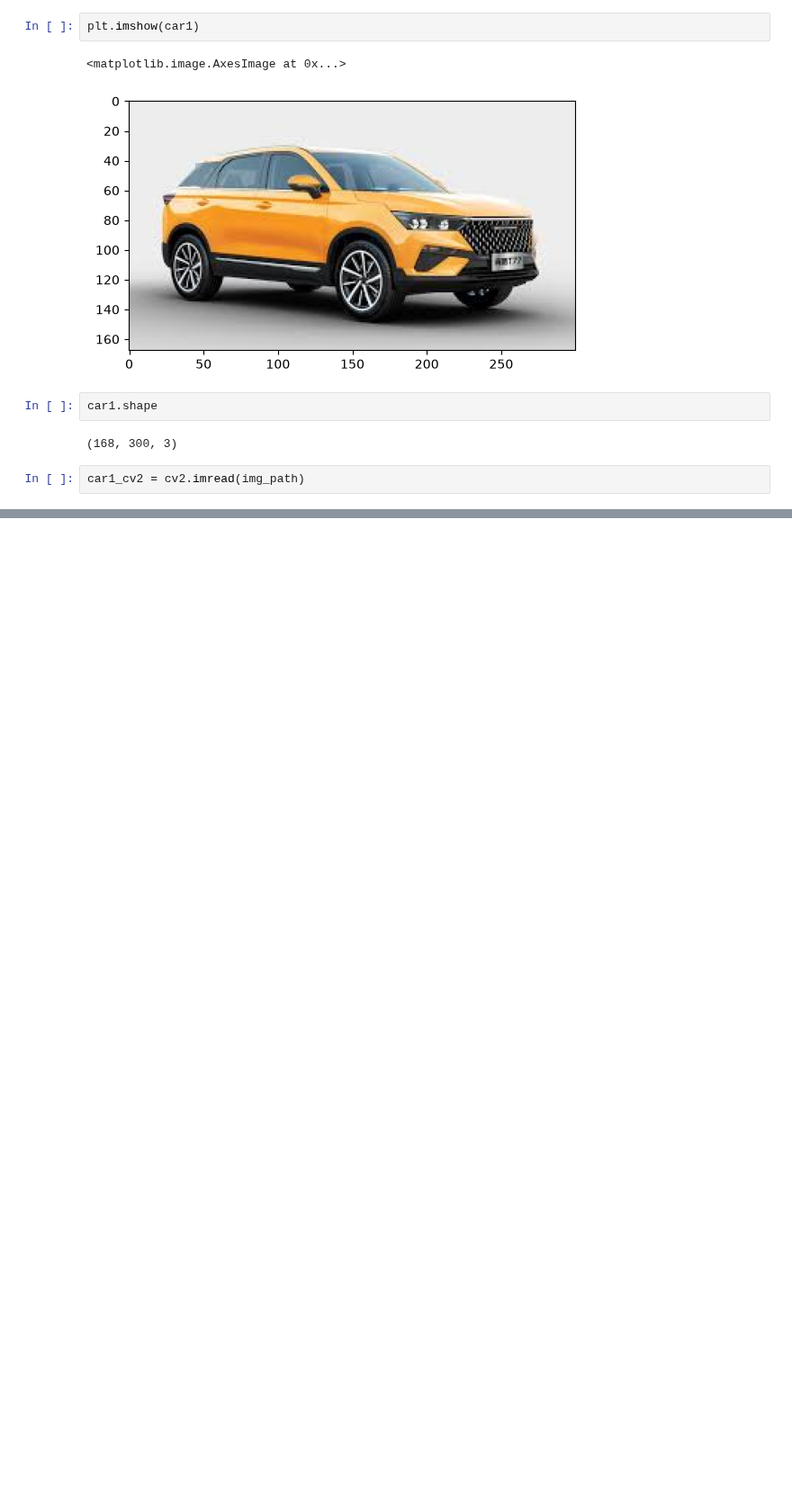
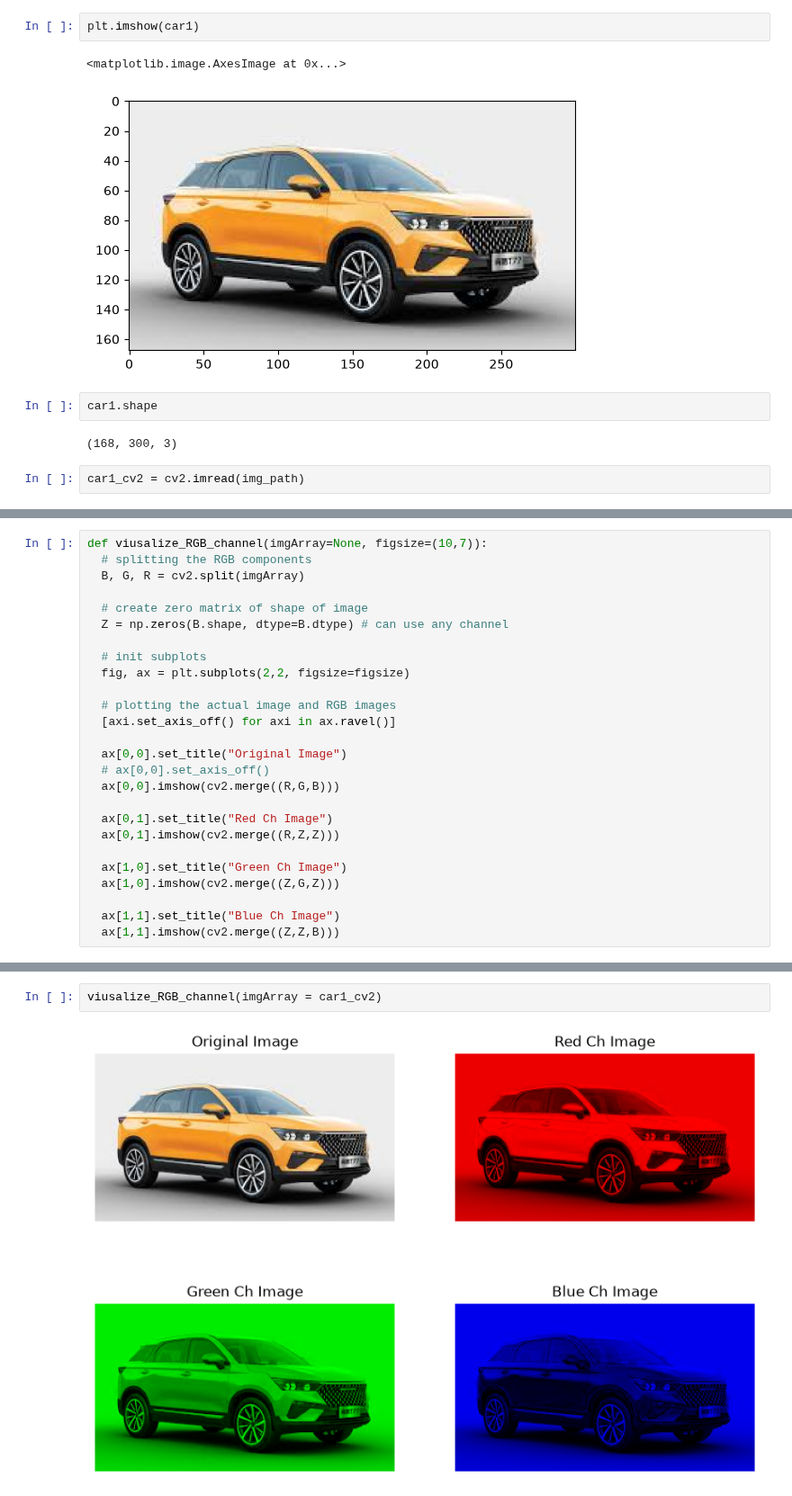
Before and after one commit to codeincraft/computervisionpro, a Jupyter notebook: fold2/filter_demo.ipynb, the cells around one changed output, grey strips where cells are left out. Shown at 90% size. Saved outputs shown, nothing was run; the diff lists cells and outputs as text; blank space fills up the shorter version.

```diff
--- a/fold2/filter_demo.ipynb
+++ b/fold2/filter_demo.ipynb
@@ -47,0 +97,26 @@ car1_cv2 = cv2.imread(img_path)
+# %%
+def viusalize_RGB_channel(imgArray=None, figsize=(10,7)):
+  # splitting the RGB components
+  B, G, R = cv2.split(imgArray)
+
+  # create zero matrix of shape of image
+  Z = np.zeros(B.shape, dtype=B.dtype) # can use any channel
+
+  # init subplots
+  fig, ax = plt.subplots(2,2, figsize=figsize)
+
+  # plotting the actual image and RGB images
+  [axi.set_axis_off() for axi in ax.ravel()]
+
+  ax[0,0].set_title("Original Image")
+  # ax[0,0].set_axis_off()
+  ax[0,0].imshow(cv2.merge((R,G,B)))
+
+  ax[0,1].set_title("Red Ch Image")
+  ax[0,1].imshow(cv2.merge((R,Z,Z)))
+
+  ax[1,0].set_title("Green Ch Image")
+  ax[1,0].imshow(cv2.merge((Z,G,Z)))
+
+  ax[1,1].set_title("Blue Ch Image")
+  ax[1,1].imshow(cv2.merge((Z,Z,B)))
@@ -47,0 +144,4 @@ car1_cv2 = cv2.imread(img_path)
+# %%
+viusalize_RGB_channel(imgArray = car1_cv2)
+# %% [output]
+[figure, added]
```
Also changed, not shown: parts of 27 cells of this notebook.
